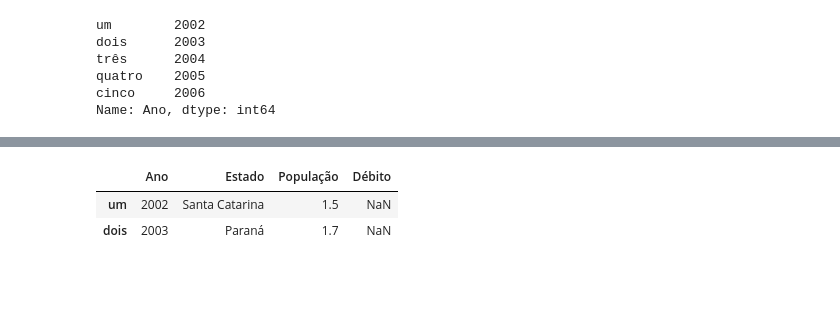
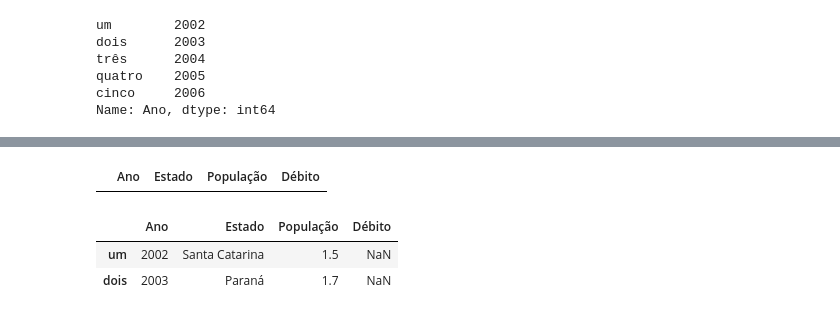
Before and after one commit to WesleySiNeves/AprendendoPython, a Jupyter notebook: Curso_Python_DSA/Cap08 (pydata)/Notebooks/DSA-Python-Cap08-02-Pandas.ipynb, the cells around one changed output, grey strips where cells are left out. Cells and saved outputs as stored; diff of their text form; code cells hidden in the pictures; blank space fills up the shorter version.

```diff
--- a/Curso_Python_DSA/Cap08 (pydata)/Notebooks/DSA-Python-Cap08-02-Pandas.ipynb
+++ b/Curso_Python_DSA/Cap08 (pydata)/Notebooks/DSA-Python-Cap08-02-Pandas.ipynb
@@ -312,3 +319,7 @@ Name: Ano, dtype: int64
+# %%
+frame2[frame2["Débito"].notnull()]
+# %% [output]
+|  | Ano | Estado | População | Débito |
 # %%
 frame2[:2]
 # %% [output]
```
Also changed, not shown: parts of 3 cells of this notebook, 10 other files.
